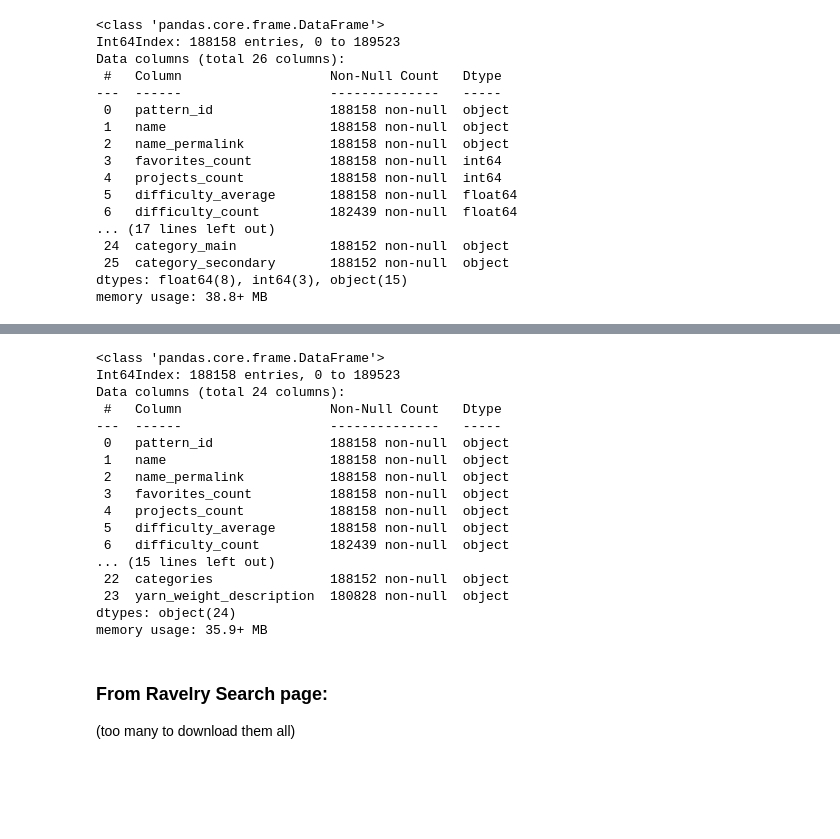
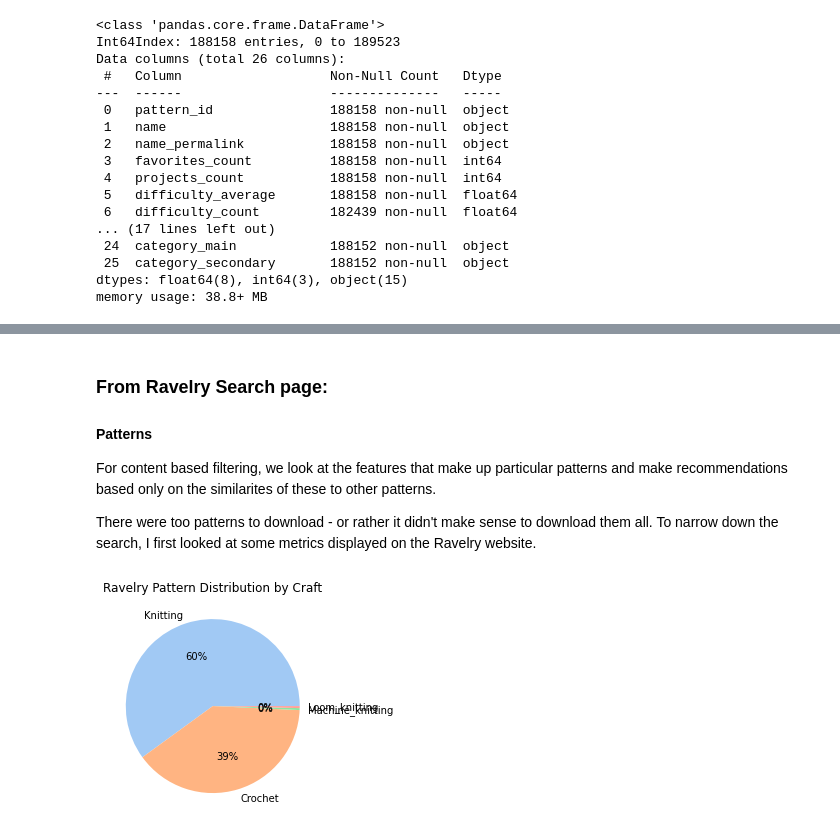
Before and after one commit to LilaKelland/Ravelry-Recommender-Engine, a Jupyter notebook: 1.1-exploratory-data-analysis.ipynb, the cells around one changed output, grey strips where cells are left out. Cells and saved outputs as stored; diff of their text form; code cells hidden in the pictures; blank space fills up the shorter version.

```diff
--- a/1.1-exploratory-data-analysis.ipynb
+++ b/1.1-exploratory-data-analysis.ipynb
@@ -135,26 +79,8 @@ df.to_csv('data/consolidated_patterns.csv', index=False)
-# %%
-df.info()
-# 188328
-# 188158 after douplicate drop - uh oh
-# %% [output]
-<class 'pandas.core.frame.DataFrame'>
-Int64Index: 188158 entries, 0 to 189523
-Data columns (total 24 columns):
- #   Column                   Non-Null Count   Dtype
----  ------                   --------------   -----
- 0   pattern_id               188158 non-null  object
- 1   name                     188158 non-null  object
- 2   name_permalink           188158 non-null  object
- 3   favorites_count          188158 non-null  object
- 4   projects_count           188158 non-null  object
- 5   difficulty_average       188158 non-null  object
- 6   difficulty_count         182439 non-null  object
-... (15 lines left out)
- 22  categories               188152 non-null  object
- 23  yarn_weight_description  180828 non-null  object
-dtypes: object(24)
-memory usage: 35.9+ MB
 # %% [markdown]
 ### From Ravelry Search page:
-(too many to download them all)
+
+#### Patterns
+For content based filtering, we look at the features that make up particular patterns and make recommendations based only on the similarites of these to other patterns.
+
+There were too patterns to download - or rather it didn't make sense to download them all.  To narrow down the search, I first looked at some metrics displayed on the Ravelry website.
 # %%
@@ -171,2 +94,13 @@ knitting_rated_unrated = 469537
 # %%
-# PLOT A PIE CHART
+# Plot by craft
+data = [knitting_patterns, crochet, machine_knitting, loom_knitting]
+labels = ['Knitting', 'Crochet', 'Machine_knitting', 'Loom_knitting']
+
+colors = sns.color_palette('pastel')[0:5]
+title='Ravelry Pattern Distribution by Craft'
+
+plt.pie(data, labels = labels,  colors= colors, autopct='%.0f%%')
+plt.title('Ravelry Pattern Distribution by Craft')
+plt.show()
+# %% [output]
+[figure, added]
```
Also changed, not shown: parts of 101 cells of this notebook, 6 other files.
